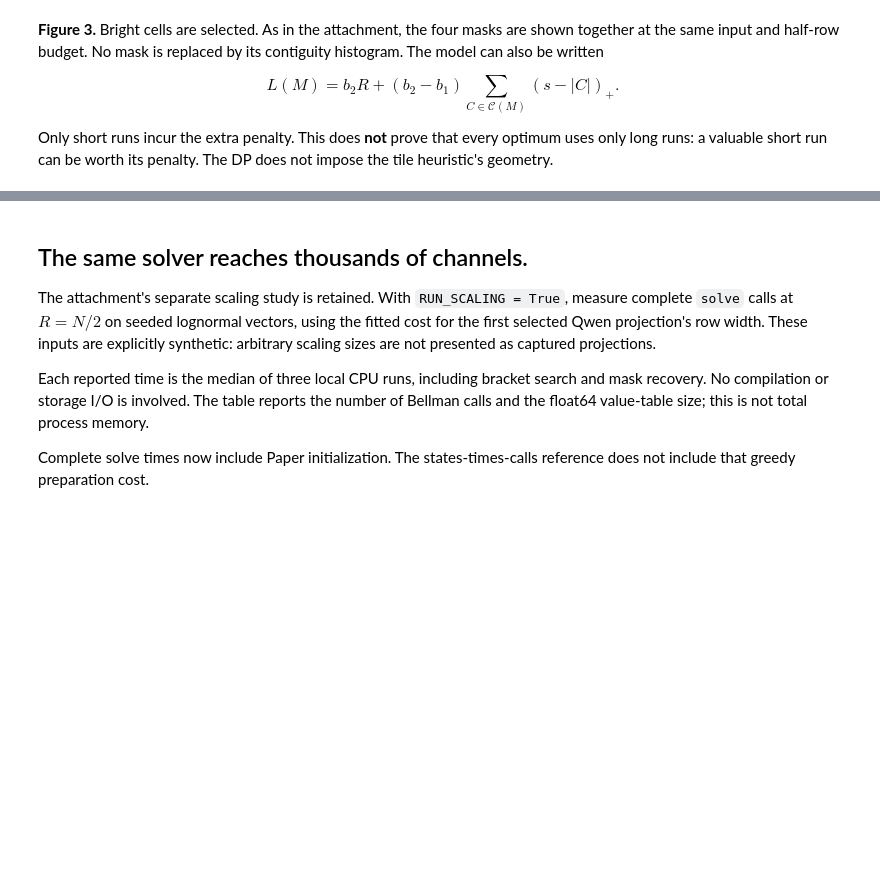
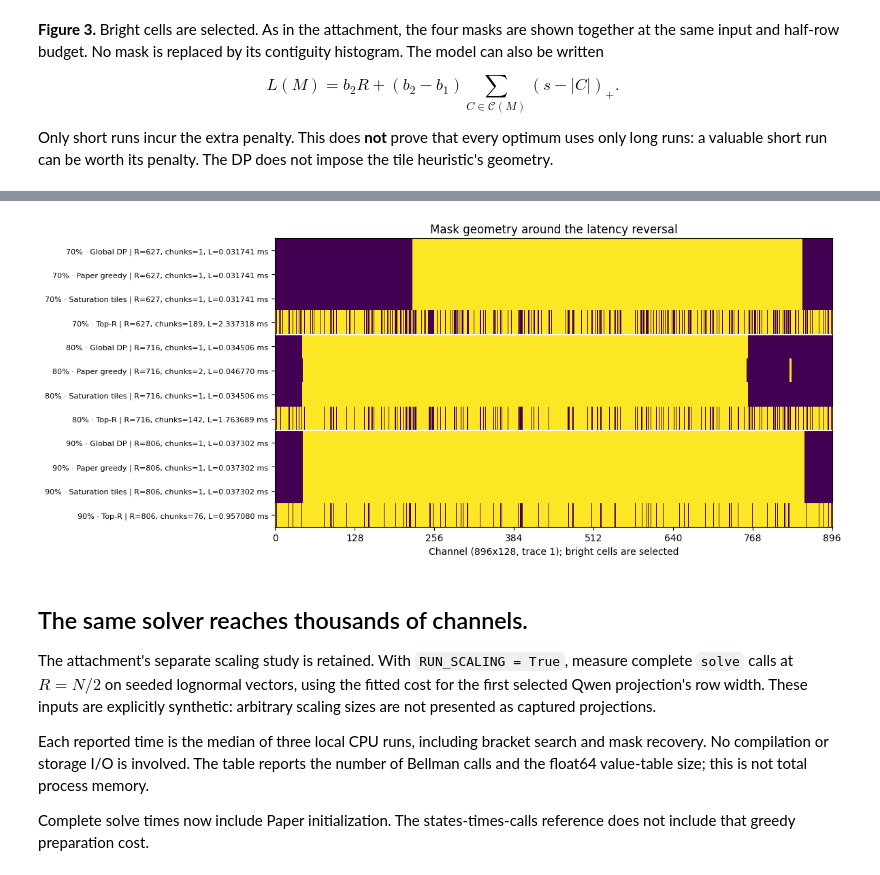
Before and after one commit to yabsed/vlm-in-flash, a Jupyter notebook: conclusion/python/results/02/02_global_oracle.ipynb, the cells around one changed output, grey strips where cells are left out. Drawn from its saved outputs; the diff is of its cells as text; code cells hidden in the pictures; blank space fills up the shorter version.

```diff
--- a/conclusion/python/results/02/02_global_oracle.ipynb
+++ b/conclusion/python/results/02/02_global_oracle.ipynb
@@ -495,3 +499,44 @@ Only short runs incur the extra penalty. This does **not** prove that every opti
+# %%
+JUMP_SHAPE = "896x128"
+JUMP_FRACTIONS = (0.7, 0.8, 0.9)
+
+if not frame.empty and JUMP_SHAPE in set(frame["shape"]):
+    jump_trace_id = int(frame.loc[frame["shape"] == JUMP_SHAPE, "trace_id"].min())
+    jump_trace = next(t for t in traces if t["trace_id"] == jump_trace_id)
+    jump_v = jump_trace["values"].astype(float)
+    jump_v /= jump_v.mean()
+    N = len(jump_v)
+    w = weight_bytes * jump_trace["d"] / 1024
+    s, b1, b2 = s_kib / w, w * c1, w * (c1 + delta)
+    T = costs(N, s, b1, b2)
+    jump_rows, jump_labels = [], []
+
+    for fraction in JUMP_FRACTIONS:
+        R = max(1, int(fraction * N))
+        seed = paper(jump_v, R, T, max(1, int(np.floor(s))))
+        oracle = solve(jump_v, R, s, b1, b2, initial=seed)[0]
+        methods = {"Global DP": oracle, "Paper greedy": seed,
+                   "Saturation tiles": tiles(jump_v, R, T, int(np.ceil(s))),
+                   "Top-R": top_r(jump_v, R)}
+        for name, mask in methods.items():
+            _, latency = metrics(jump_v, mask, T)
+            chunks = len(runs(mask))
+            jump_rows.append(mask)
+            jump_labels.append(
+                f"{fraction:.0%} · {name} | R={R}, chunks={chunks}, L={latency:.6f} ms")
+
+    fig, ax = plt.subplots(figsize=(12, 5.2))
+    ax.imshow(np.asarray(jump_rows), aspect="auto", interpolation="nearest")
+    ax.set_yticks(range(len(jump_rows)), jump_labels, fontsize=8)
+    ax.set_xticks(np.linspace(0, N, 8, dtype=int))
+    for boundary in range(len(methods), len(jump_rows), len(methods)):
+        ax.axhline(boundary - 0.5, color="white", linewidth=1.5)
+    ax.set_xlabel(f"Channel ({JUMP_SHAPE}, trace {jump_trace_id}); bright cells are selected")
+    ax.set_title("Mask geometry around the latency reversal")
+    plt.tight_layout()
+    plt.show()
+# %% [output]
+[figure, added]
 # %% [markdown]
 ## The same solver reaches thousands of channels.
 
```
Also changed, not shown: parts of 2 cells of this notebook, 1 other file.
